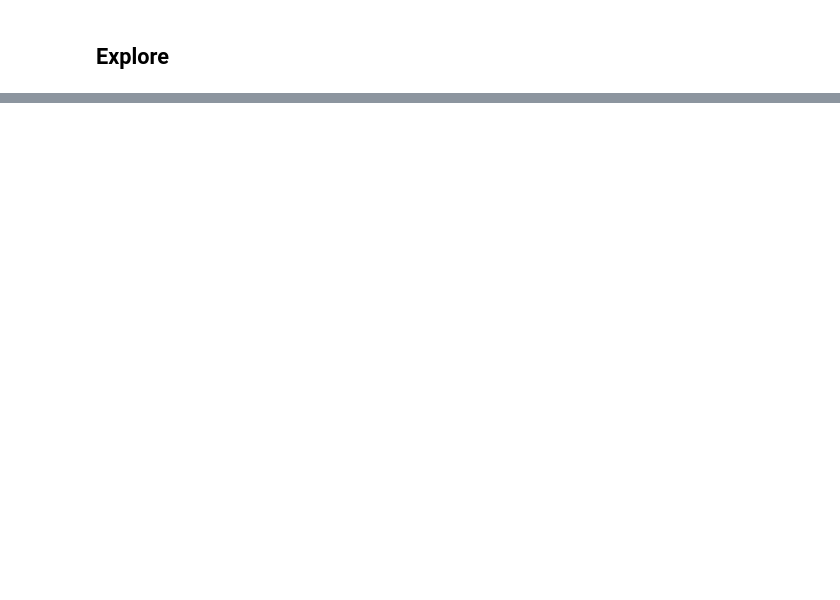
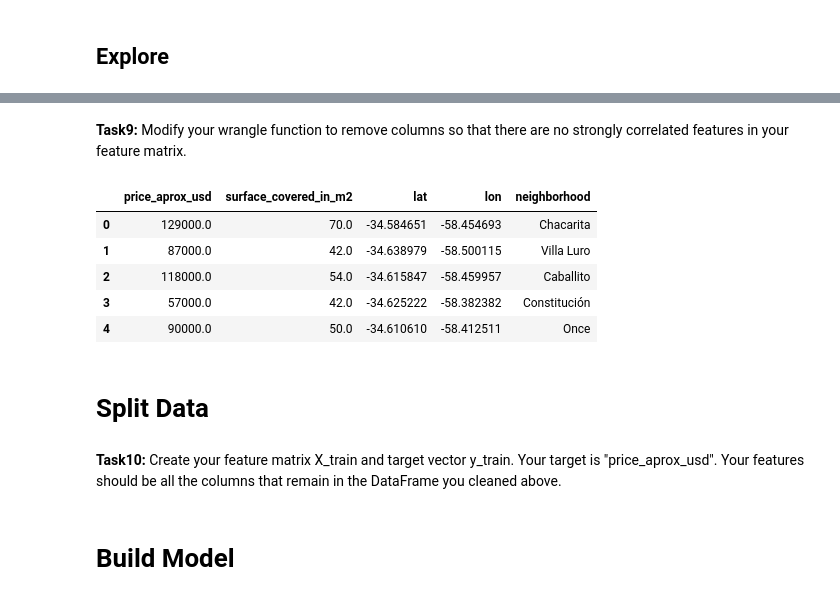
Before and after one commit to Koinange-DataScience/WQU_Projects, a Jupyter notebook: HousingInBuenos/024-price-and-everything.ipynb, the cells around one changed output, grey strips where cells are left out. Saved outputs shown, nothing was run; the diff lists cells and outputs as text; code cells hidden in the pictures; blank space fills up the shorter version.

```diff
--- a/HousingInBuenos/024-price-and-everything.ipynb
+++ b/HousingInBuenos/024-price-and-everything.ipynb
@@ -141,0 +221,18 @@ assert df.shape[1] <= 17, f"`df` has too many columns: {df.shape[1]}"
+# %% [markdown]
+**Task9:** Modify your wrangle function to remove columns so that there are no strongly correlated features in your feature matrix.
+# %%
+ #Check your work
+assert len(df) == 6582, f"`df` has the wrong number of rows: {len(df)}"
+assert df.shape[1] == 5, f"`df` has the wrong number of columns: {df.shape[1]}"
+df.head()
+# %% [output]
+|  | price_aprox_usd | surface_covered_in_m2 | lat | lon | neighborhood |
+| 0 | 129000.0 | 70.0 | -34.584651 | -58.454693 | Chacarita |
+| 1 | 87000.0 | 42.0 | -34.638979 | -58.500115 | Villa Luro |
+| 2 | 118000.0 | 54.0 | -34.615847 | -58.459957 | Caballito |
+| 3 | 57000.0 | 42.0 | -34.625222 | -58.382382 | Constitución |
+| 4 | 90000.0 | 50.0 | -34.610610 | -58.412511 | Once |
+# %% [markdown]
+# Split Data
+# %% [markdown]
+**Task10:** Create your feature matrix X_train and target vector y_train. Your target is "price_aprox_usd". Your features should be all the columns that remain in the DataFrame you cleaned above.
@@ -141,0 +253,2 @@ assert df.shape[1] <= 17, f"`df` has too many columns: {df.shape[1]}"
+# %% [markdown]
+# Build Model
```
Also changed, not shown: parts of 37 cells of this notebook, 3 other files.
